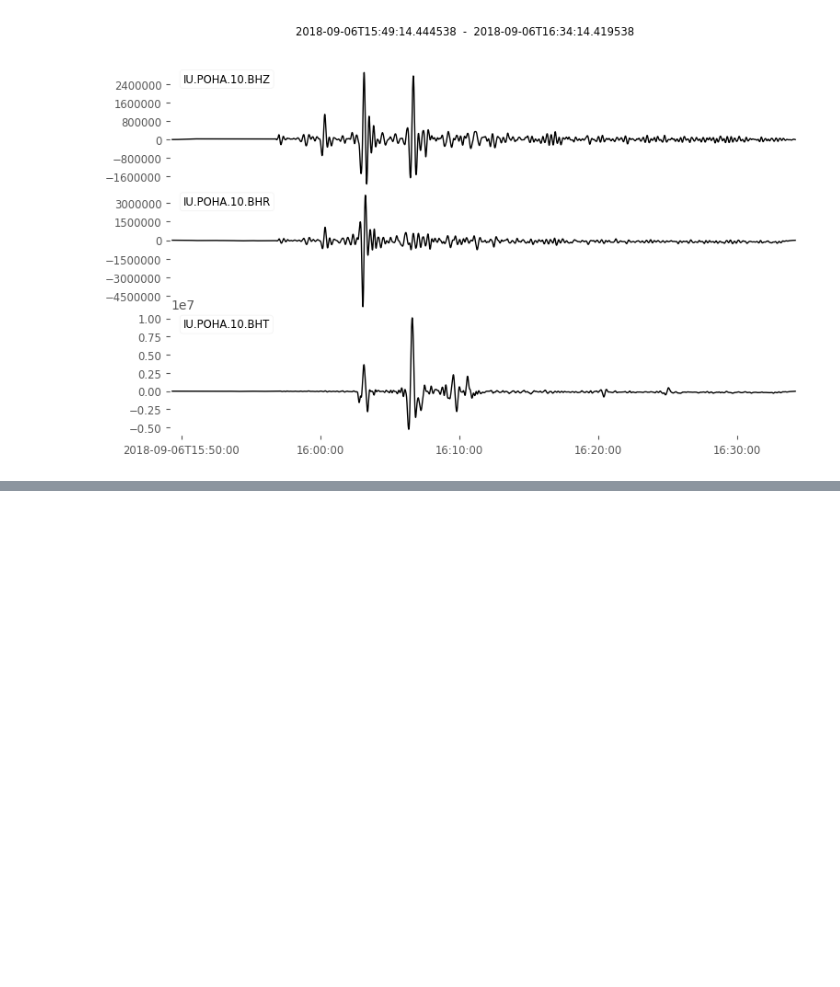
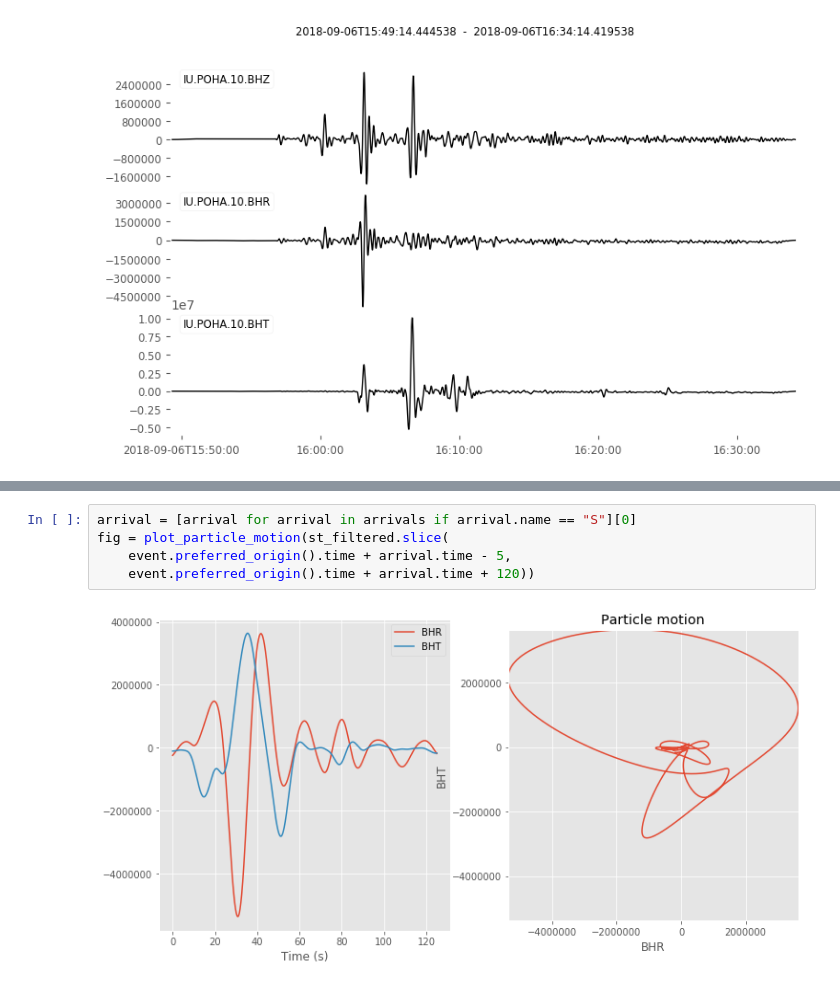
Before and after one commit to calum-chamberlain/GPHS445_notebooks, a Jupyter notebook: 2_Seismic_waves/1_Seismic_Waves.ipynb, the cells around one changed output, grey strips where cells are left out. Drawn from its saved outputs; the diff is of its cells as text; blank space fills up the shorter version.

```diff
--- a/2_Seismic_waves/1_Seismic_Waves.ipynb
+++ b/2_Seismic_waves/1_Seismic_Waves.ipynb
@@ -98,0 +203,7 @@ _ = fig.legend()
+# %%
+arrival = [arrival for arrival in arrivals if arrival.name == "S"][0]
+fig = plot_particle_motion(st_filtered.slice(
+    event.preferred_origin().time + arrival.time - 5,
+    event.preferred_origin().time + arrival.time + 120))
+# %% [output]
+[figure, added]
```
Also changed, not shown: parts of 20 cells of this notebook, 5 other files.
